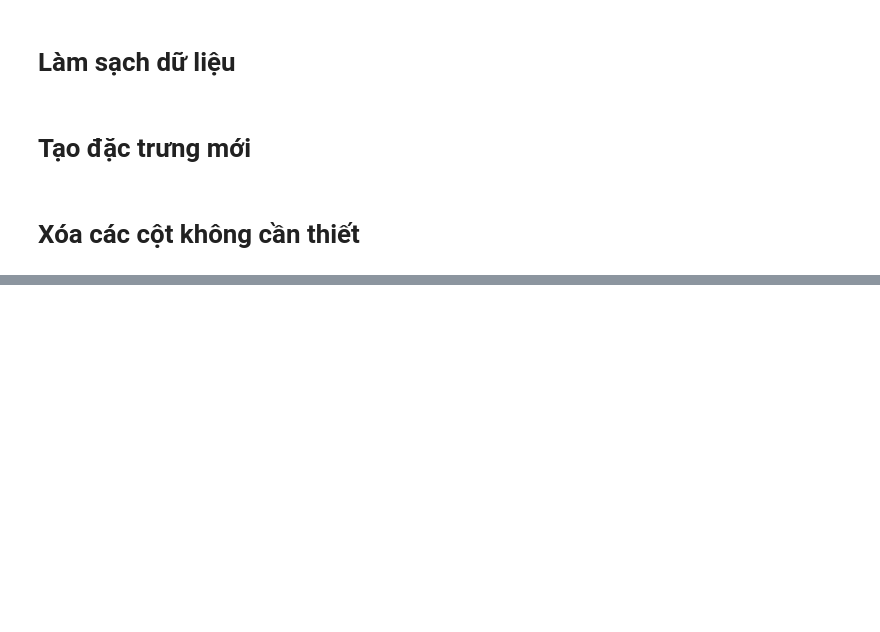
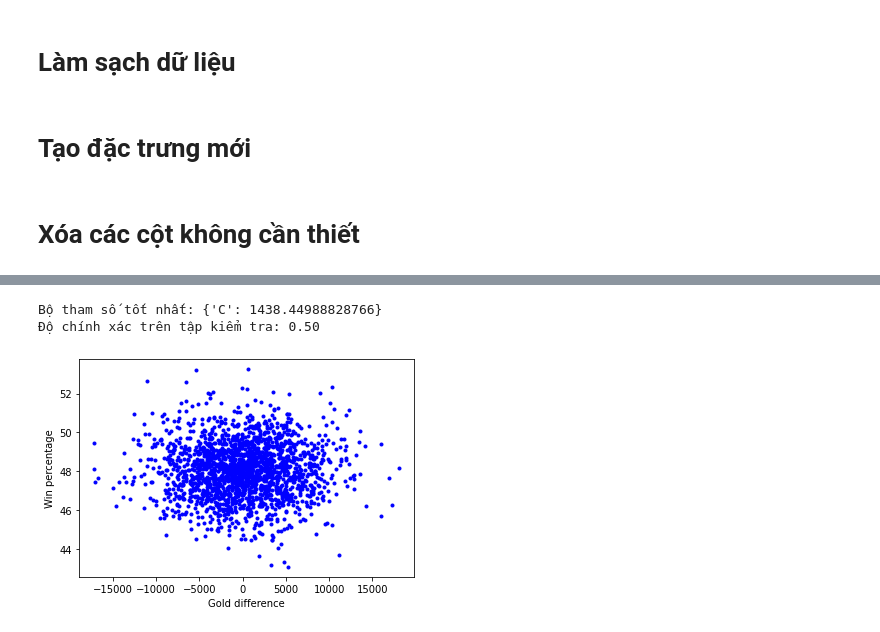
Before and after one commit to trucni2005/LeagueOfLegendsWinRatePredictorAt15, a Jupyter notebook: prosseing_data.ipynb, the cells around one changed output, grey strips where cells are left out. Drawn from its saved outputs; the diff is of its cells as text; code cells hidden in the pictures; blank space fills up the shorter version.

```diff
--- a/prosseing_data.ipynb
+++ b/prosseing_data.ipynb
@@ -331,0 +64,8 @@ Best scaler: MaxAbsScaler
+# %%
+# Khởi tạo cross-validation
+kf = KFold(n_splits=5, shuffle=True, random_state=42)
+# %%
+# Standardization techniques
+scalers = [MinMaxScaler(), MaxAbsScaler(), StandardScaler(), RobustScaler(), Normalizer(), QuantileTransformer(), PowerTransformer()]
+# %%
+models = [        LogisticRegression(random_state=42),        DecisionTreeClassifier(random_state=42),        RandomForestClassifier(random_state=42),        KNeighborsClassifier(),        GaussianNB(),        SVC(random_state=42),        MLPClassifier(random_state=42),        GradientBoostingClassifier(random_state=42),        AdaBoostClassifier(random_state=42),        BaggingClassifier(random_state=42),        LinearDiscriminantAnalysis(),    XGBClassifier(random_state=42)]
@@ -331,0 +235,27 @@ Best scaler: MaxAbsScaler
+# %%
+# Tìm bộ tham số tốt nhất cho mô hình hồi quy logistic bằng GridSearchCV
+params = {"C": np.logspace(-4, 4, 20)}
+lr_model = LogisticRegression(random_state=42, solver="liblinear")
+grid_search = GridSearchCV(lr_model, params, cv=5, scoring="roc_auc")
+grid_search.fit(X_train_scaled, y_train)
+
+# In ra bộ tham số tốt nhất và độ chính xác trên tập kiểm tra
+best_lr_model = grid_search.best_estimator_
+print(f"Bộ tham số tốt nhất: {grid_search.best_params_}")
+print(f"Độ chính xác trên tập kiểm tra: {best_lr_model.score(X_test_scaled, y_test):.2f}")
+
+# Dự đoán xác suất thắng của đội blue trong trận đấu mới
+win_prob = best_lr_model.predict_proba(X_test_scaled)[:, 1]
+
+# Chuyển đổi xác suất thắng thành tỉ lệ phần trăm
+win_percentages = win_prob * 100
+
+# Vẽ biểu đồ đường gold_difference và tỉ lệ thắng
+plt.plot(X_test["gold_difference"], win_percentages, "b.")
+plt.xlabel("Gold difference")
+plt.ylabel("Win percentage")
+plt.show()
+# %% [output]
+Bộ tham số tốt nhất: {'C': 1438.44988828766}
+Độ chính xác trên tập kiểm tra: 0.50
+[figure, added]
```
Also changed, not shown: parts of 17 cells of this notebook, 2 other files.
